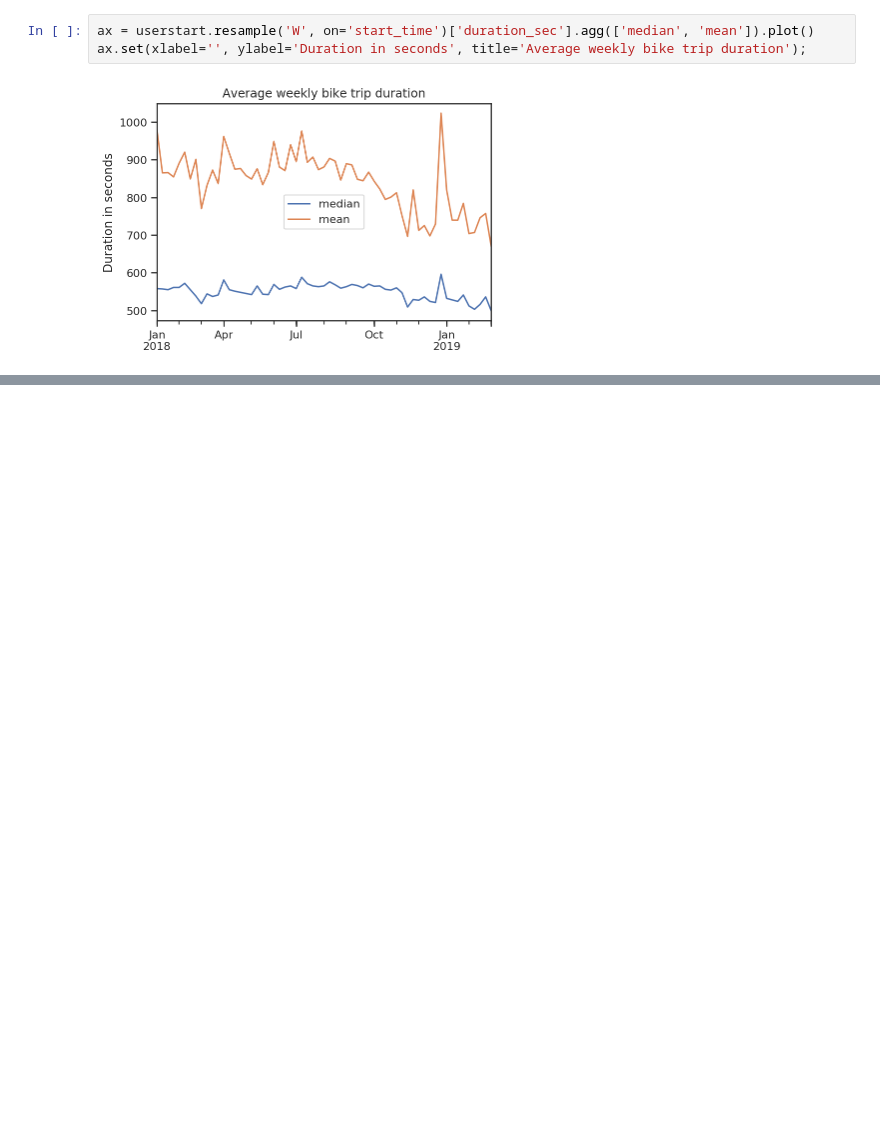
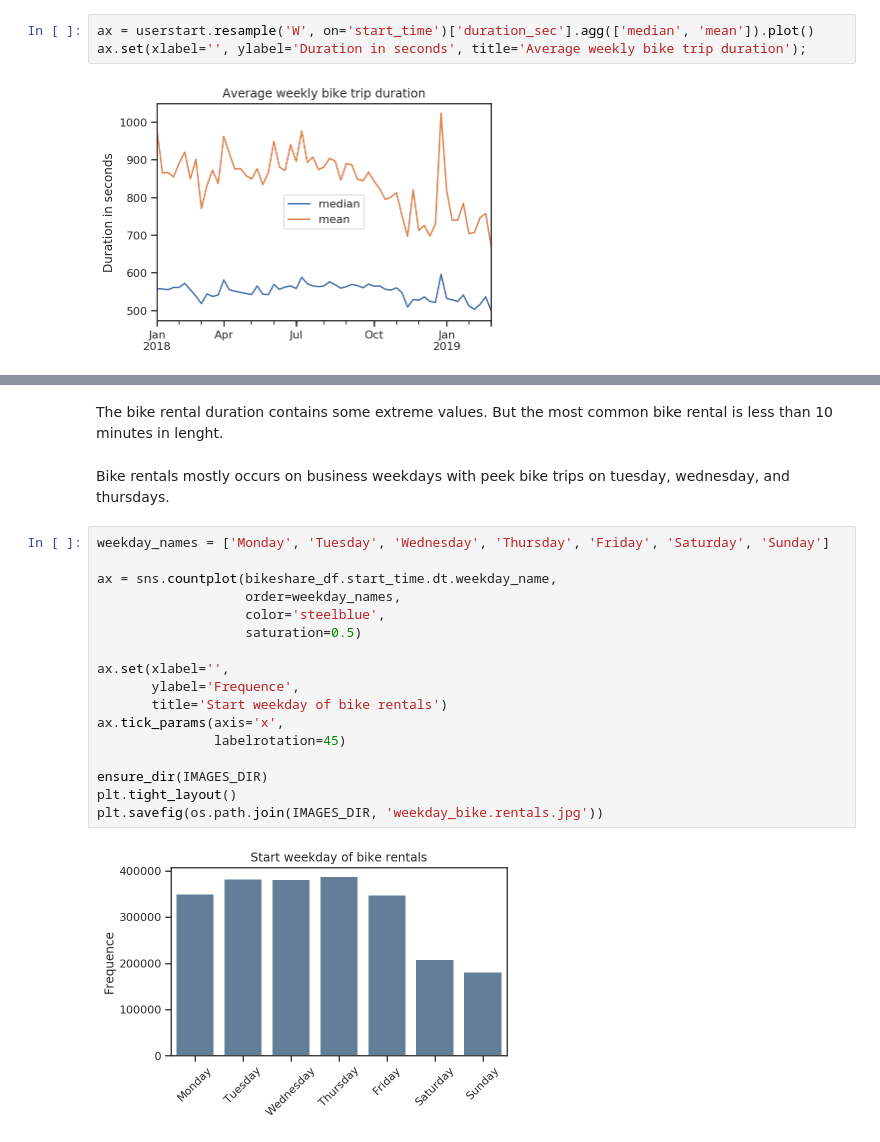
Before and after one commit to marcusholmgren/bikeshare-analysis, a Jupyter notebook: fordgobike-analysis.ipynb, the cells around one changed output, grey strips where cells are left out. Drawn from its saved outputs; the diff is of its cells as text; blank space fills up the shorter version.

```diff
--- a/fordgobike-analysis.ipynb
+++ b/fordgobike-analysis.ipynb
@@ -536,0 +489,23 @@ The pairplot for user_type over duration_sec, bike_id, and member_birth_year is
+# %% [markdown]
+The bike rental duration contains some extreme values. But the most common bike rental is less than 10 minutes in lenght.
+# %% [markdown]
+Bike rentals mostly occurs on business weekdays with peek bike trips on tuesday, wednesday, and thursdays.
+# %%
+weekday_names = ['Monday', 'Tuesday', 'Wednesday', 'Thursday', 'Friday', 'Saturday', 'Sunday']
+
+ax = sns.countplot(bikeshare_df.start_time.dt.weekday_name,
+                   order=weekday_names,
+                   color='steelblue',
+                   saturation=0.5)
+
+ax.set(xlabel='',
+       ylabel='Frequence',
+       title='Start weekday of bike rentals')
+ax.tick_params(axis='x',
+               labelrotation=45)
+
+ensure_dir(IMAGES_DIR)
+plt.tight_layout()
+plt.savefig(os.path.join(IMAGES_DIR, 'weekday_bike.rentals.jpg'))
+# %% [output]
+[figure, added]
```
Also changed, not shown: parts of 38 cells of this notebook, 5 other files.
